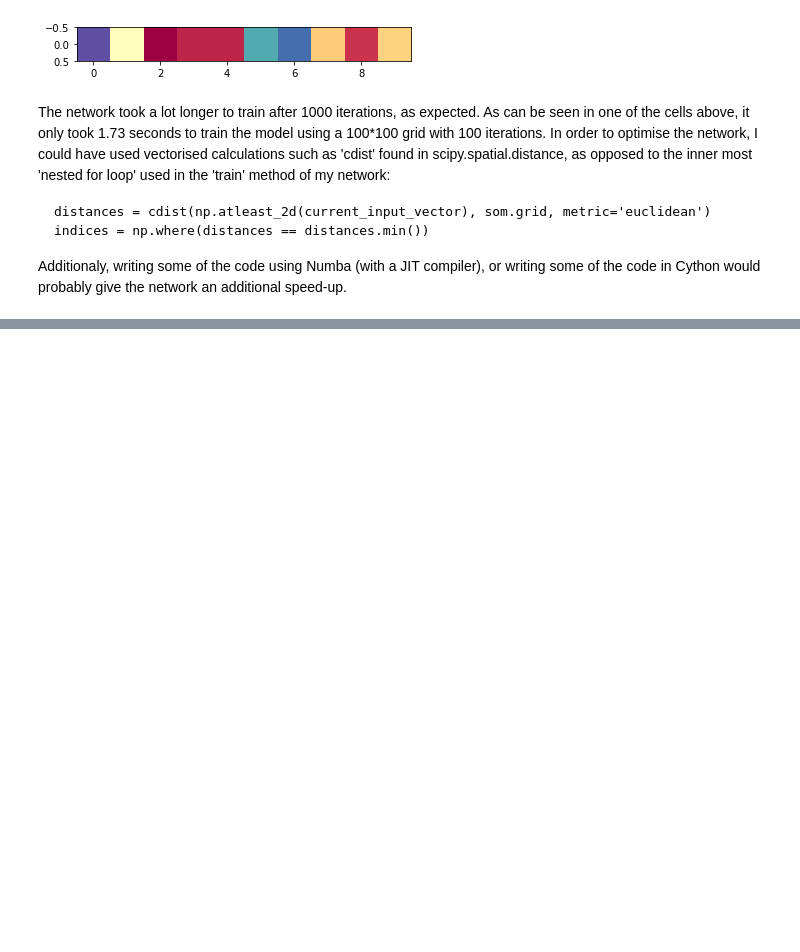
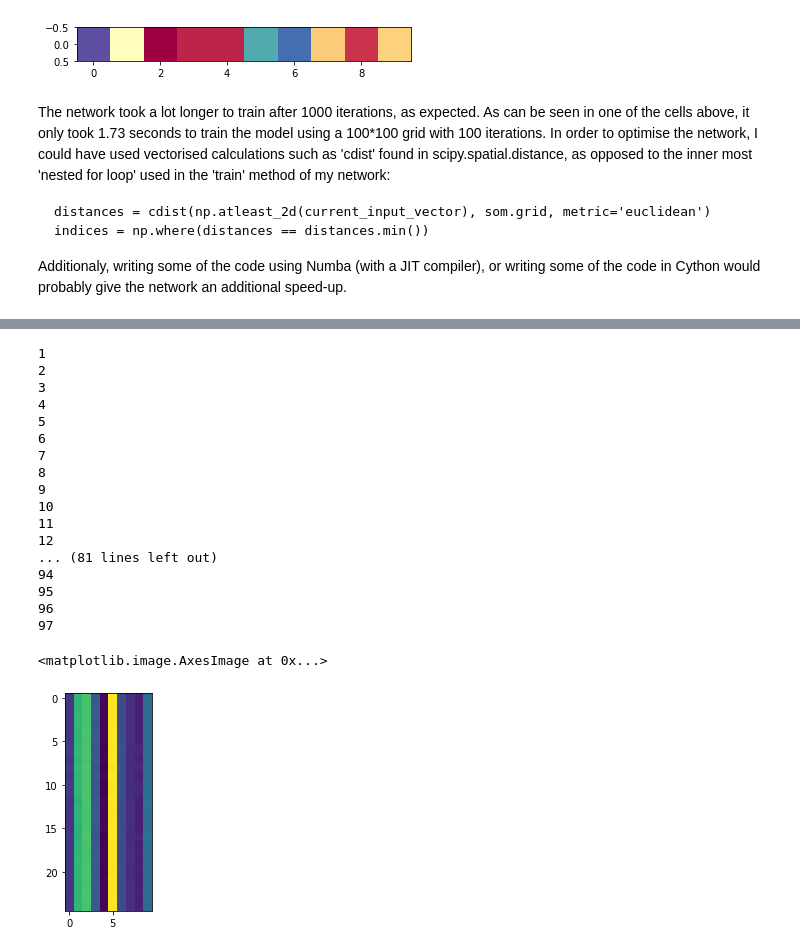
Before and after one commit to JohnnyTeutonic/som_network, a Jupyter notebook: kohonen.ipynb, the cells around one changed output, grey strips where cells are left out. Drawn from its saved outputs; the diff is of its cells as text; code cells hidden in the pictures; blank space fills up the shorter version.

Commit message:
update old kohonen model to optimised, vectorised version

```diff
--- a/kohonen.ipynb
+++ b/kohonen.ipynb
@@ -298,0 +453,24 @@ Additionaly, writing some of the code using Numba (with a JIT compiler), or writ
+# %%
+som = kohonen2(5,5,np.random.random((10, 3)), n_iter=100)
+som.train()
+plt.imshow(som.grid)
+# %% [output]
+1
+2
+3
+4
+5
+6
+7
+8
+9
+10
+11
+12
+... (81 lines left out)
+94
+95
+96
+97
+<matplotlib.image.AxesImage at 0x...>
+[figure, added]
```
Also changed, not shown: parts of 32 cells of this notebook, 3 other files.
